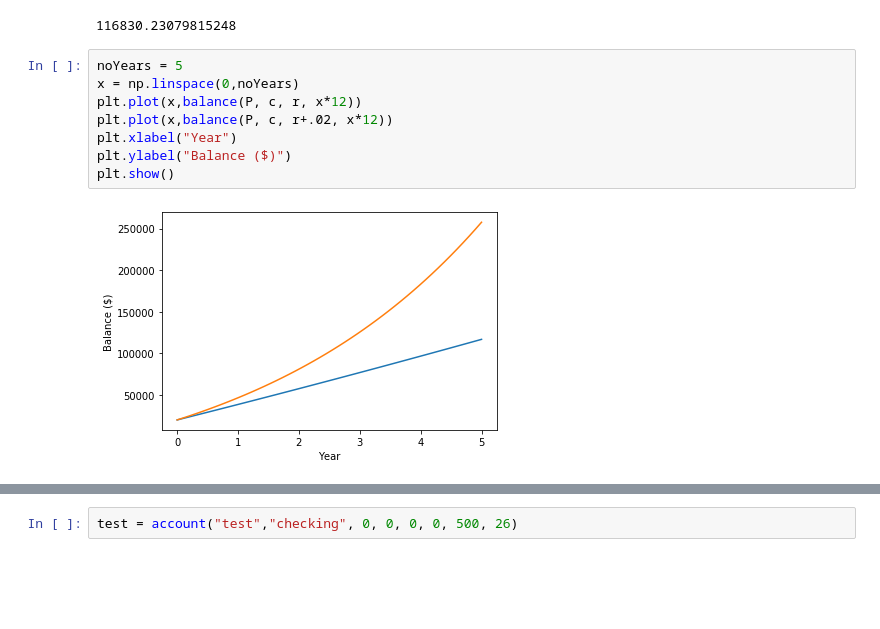
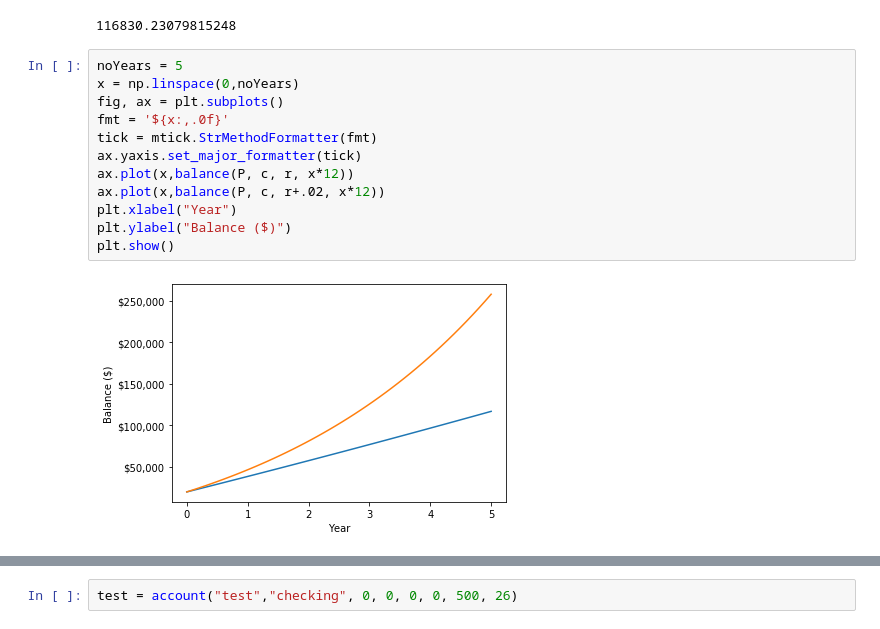
Before and after one commit to berger156/CompoundInterest, a Jupyter notebook: Compound Interest.ipynb, the cells around one changed output, grey strips where cells are left out. Drawn from its saved outputs; the diff is of its cells as text; blank space fills up the shorter version.

```diff
--- a/Compound Interest.ipynb
+++ b/Compound Interest.ipynb
@@ -33,13 +34,17 @@ balance(P, c, r, 60)
 # %%
 noYears = 5
 x = np.linspace(0,noYears)
-plt.plot(x,balance(P, c, r, x*12))
-plt.plot(x,balance(P, c, r+.02, x*12))
+fig, ax = plt.subplots()
+fmt = '${x:,.0f}'
+tick = mtick.StrMethodFormatter(fmt)
+ax.yaxis.set_major_formatter(tick)
+ax.plot(x,balance(P, c, r, x*12))
+ax.plot(x,balance(P, c, r+.02, x*12))
 plt.xlabel("Year")
 plt.ylabel("Balance ($)")
 plt.show()
 # %% [output]
-[figure, old version]
+[figure, new version]
 # %%
 class account:
     _registry = []
```
Also changed, not shown: parts of 5 cells of this notebook.
